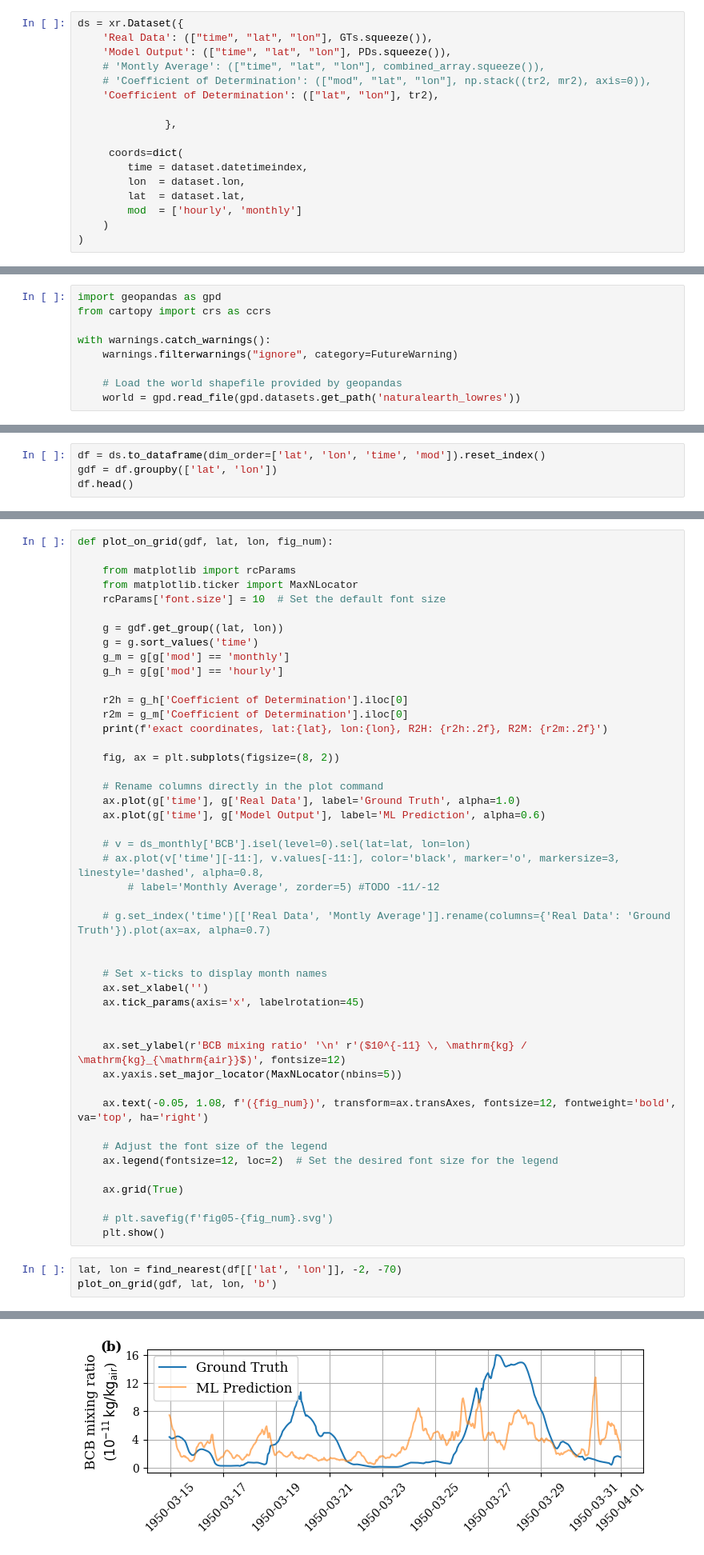
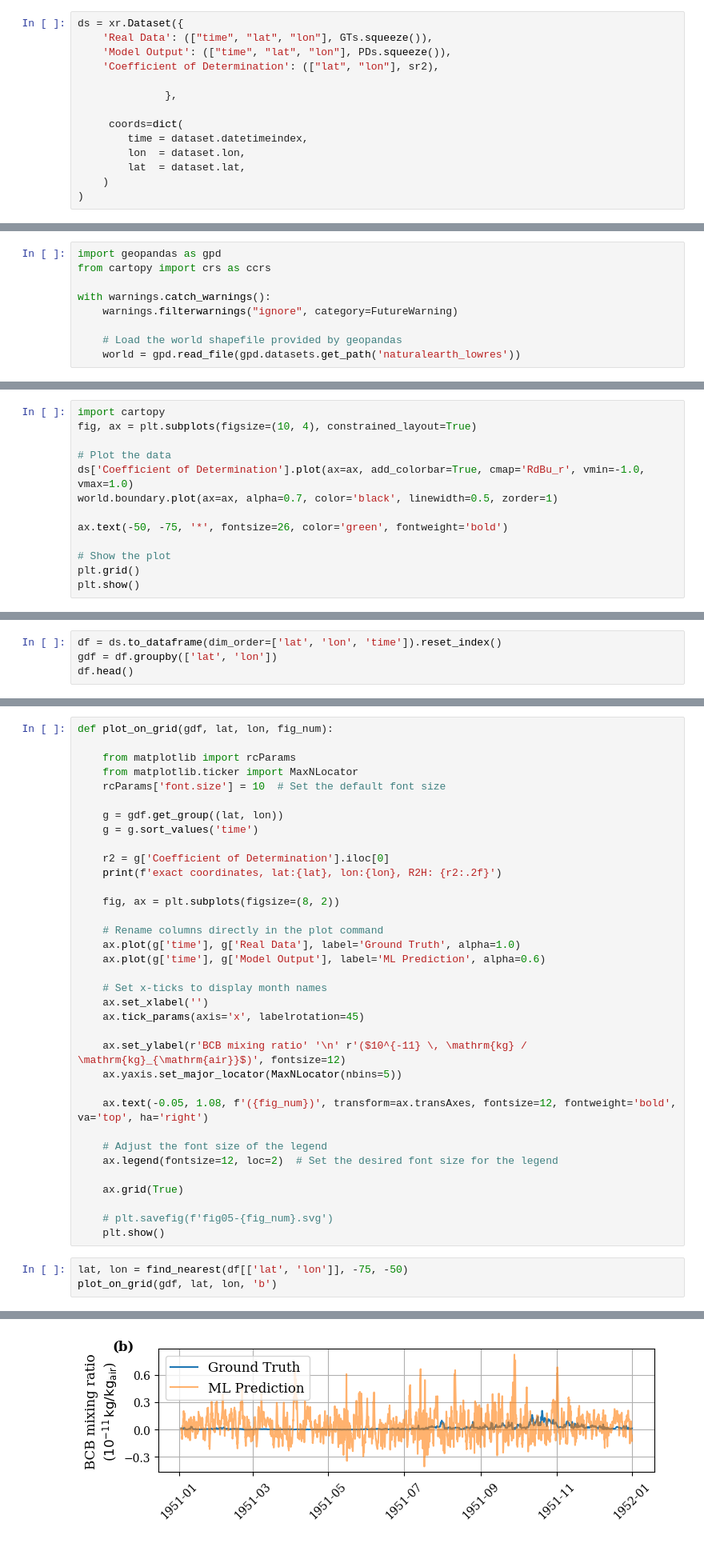
Before and after one commit to smhassanerfani/nasa-niswan, a Jupyter notebook: test.ipynb, the cells around one changed output, grey strips where cells are left out. Shown at 80% size. Drawn from its saved outputs; the diff is of its cells as text.

```diff
--- a/test.ipynb
+++ b/test.ipynb
@@ -372,9 +197,7 @@ tr2 = r_squared_spatial(GTs.squeeze(), PDs.squeeze())
 ds = xr.Dataset({
     'Real Data': (["time", "lat", "lon"], GTs.squeeze()),
     'Model Output': (["time", "lat", "lon"], PDs.squeeze()),
-    # 'Montly Average': (["time", "lat", "lon"], combined_array.squeeze()),
-    # 'Coefficient of Determination': (["mod", "lat", "lon"], np.stack((tr2, mr2), axis=0)),
-    'Coefficient of Determination': (["lat", "lon"], tr2),
+    'Coefficient of Determination': (["lat", "lon"], sr2),
 
               },
 
@@ -382,7 +205,6 @@ ds = xr.Dataset({
         time = dataset.datetimeindex,
         lon  = dataset.lon,
         lat  = dataset.lat,
-        mod  = ['hourly', 'monthly']
     )
 )
 # %%
@@ -608,0 +339,13 @@ plt.show()
+# %%
+import cartopy
+fig, ax = plt.subplots(figsize=(10, 4), constrained_layout=True)
+
+# Plot the data
+ds['Coefficient of Determination'].plot(ax=ax, add_colorbar=True, cmap='RdBu_r', vmin=-1.0, vmax=1.0)
+world.boundary.plot(ax=ax, alpha=0.7, color='black', linewidth=0.5, zorder=1)
+
+ax.text(-50, -75, '*', fontsize=26, color='green', fontweight='bold')
+
+# Show the plot
+plt.grid()
+plt.show()
@@ -609,5 +354,5 @@ plt.show()
 # %%
-df = ds.to_dataframe(dim_order=['lat', 'lon', 'time', 'mod']).reset_index()
+df = ds.to_dataframe(dim_order=['lat', 'lon', 'time']).reset_index()
 gdf = df.groupby(['lat', 'lon'])
 df.head()
 # %% [output]
@@ -626,12 +371,9 @@ def plot_on_grid(gdf, lat, lon, fig_num):
 
     g = gdf.get_group((lat, lon))
     g = g.sort_values('time')
-    g_m = g[g['mod'] == 'monthly']
-    g_h = g[g['mod'] == 'hourly']
 
-    r2h = g_h['Coefficient of Determination'].iloc[0]
-    r2m = g_m['Coefficient of Determination'].iloc[0]
-    print(f'exact coordinates, lat:{lat}, lon:{lon}, R2H: {r2h:.2f}, R2M: {r2m:.2f}')
+    r2 = g['Coefficient of Determination'].iloc[0]
+    print(f'exact coordinates, lat:{lat}, lon:{lon}, R2H: {r2:.2f}')
 
     fig, ax = plt.subplots(figsize=(8, 2))
 
@@ -639,17 +381,9 @@ def plot_on_grid(gdf, lat, lon, fig_num):
     ax.plot(g['time'], g['Real Data'], label='Ground Truth', alpha=1.0)
     ax.plot(g['time'], g['Model Output'], label='ML Prediction', alpha=0.6)
 
-    # v = ds_monthly['BCB'].isel(level=0).sel(lat=lat, lon=lon)
-    # ax.plot(v['time'][-11:], v.values[-11:], color='black', marker='o', markersize=3, linestyle='dashed', alpha=0.8,
-        # label='Monthly Average', zorder=5) #TODO -11/-12
-
-    # g.set_index('time')[['Real Data', 'Montly Average']].rename(columns={'Real Data': 'Ground Truth'}).plot(ax=ax, alpha=0.7)
-
-
     # Set x-ticks to display month names
     ax.set_xlabel('')
     ax.tick_params(axis='x', labelrotation=45)
-
 
     ax.set_ylabel(r'BCB mixing ratio' '\n' r'($10^{-11} \, \mathrm{kg} / \mathrm{kg}_{\mathrm{air}}$)', fontsize=12)
     ax.yaxis.set_major_locator(MaxNLocator(nbins=5))
@@ -664,6 +398,6 @@ def plot_on_grid(gdf, lat, lon, fig_num):
     # plt.savefig(f'fig05-{fig_num}.svg')
     plt.show()
 # %%
-lat, lon = find_nearest(df[['lat', 'lon']], -2, -70)
+lat, lon = find_nearest(df[['lat', 'lon']], -75, -50)
 plot_on_grid(gdf, lat, lon, 'b')
 # %% [output]
@@ -671 +405 @@ exact coordinates, lat:-3.0, lon:-71.25, R2H: 0.06, R2M: 0.06
-[figure, old version]
+[figure, new version]
```
Also changed, not shown: parts of 32 cells of this notebook.
